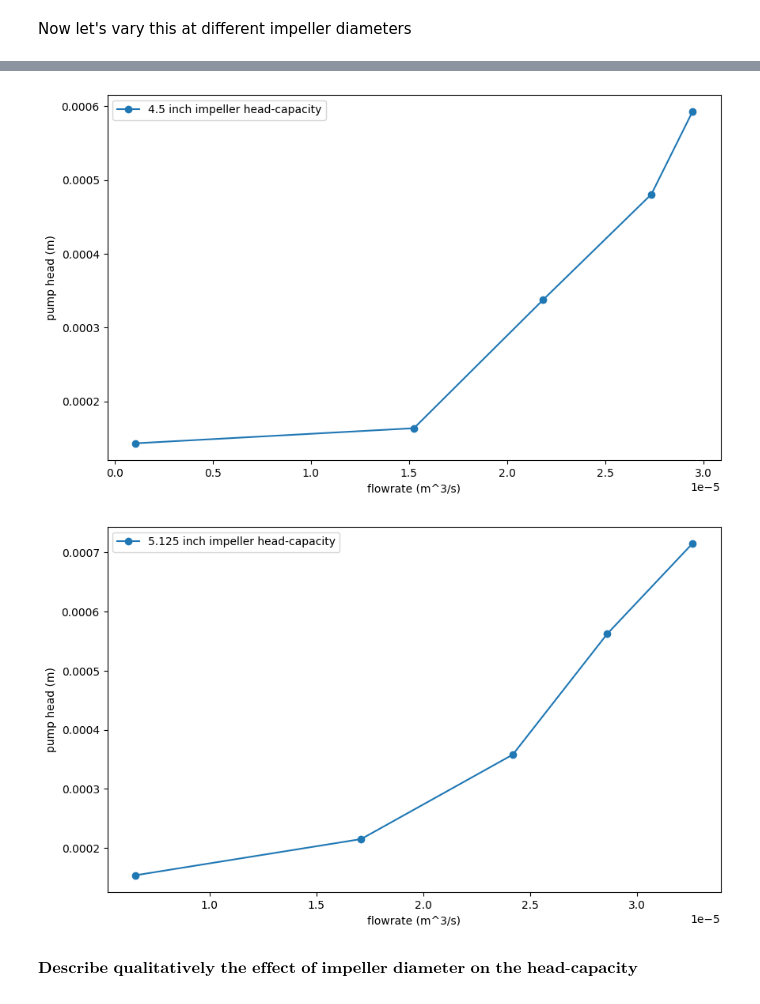
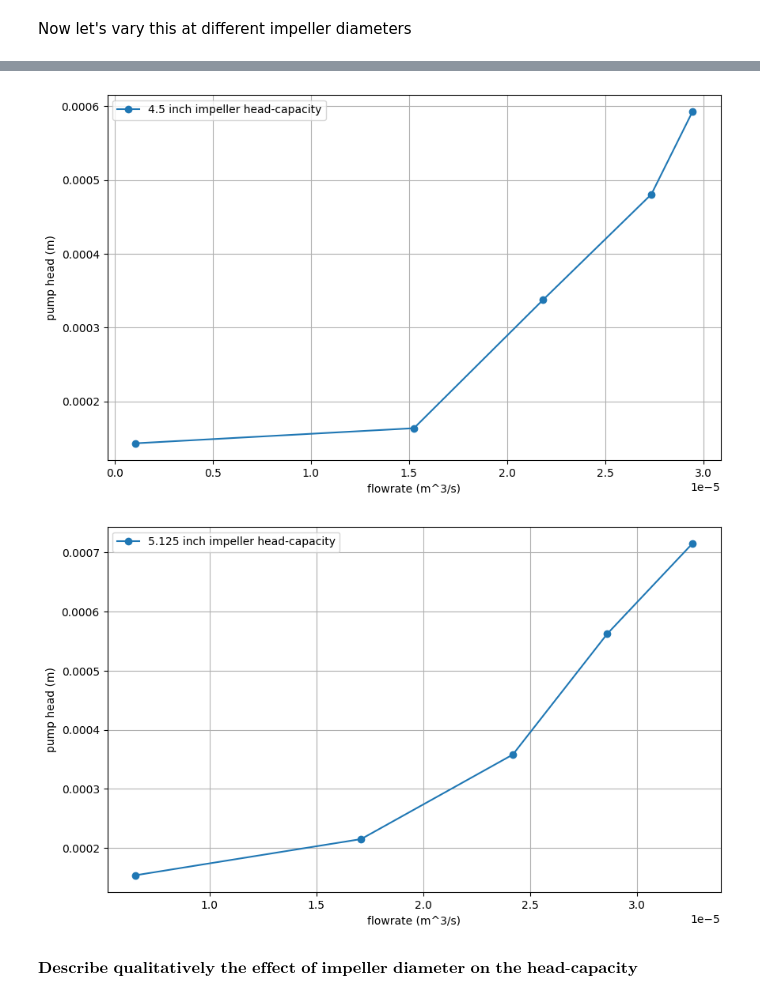
Before and after one commit to rahilisashaik/cbe154, a Jupyter notebook: centrifugal-pump/exp-data-analysis.ipynb, the cells around one changed output, grey strips where cells are left out. Cells and saved outputs as stored; diff of their text form; code cells hidden in the pictures.

```diff
--- a/centrifugal-pump/exp-data-analysis.ipynb
+++ b/centrifugal-pump/exp-data-analysis.ipynb
@@ -187,5 +188,6 @@ for diam in df["impeller_diam"].unique():
     plt.legend()
     plt.xlabel("flowrate (m^3/s)")
     plt.ylabel("pump head (m)")
+    plt.grid(True)
     plt.show()
 # %% [output]
@@ -193,5 +195,5 @@ for diam in df["impeller_diam"].unique():
-[figure, old version]
+[figure, new version]
-[figure, old version]
+[figure, new version]
 # %% [markdown]
 $$ \textbf{Describe qualitatively the effect of impeller diameter on the
 head-capacity relationship. Can you describe this relationship quantitatively?}$$
```
Also changed, not shown: parts of 3 cells of this notebook.
